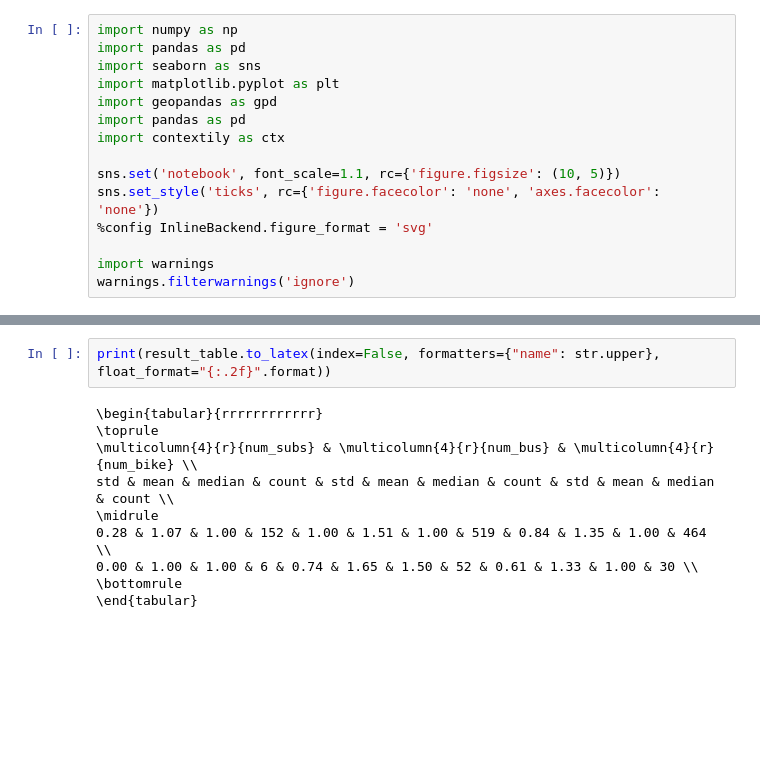
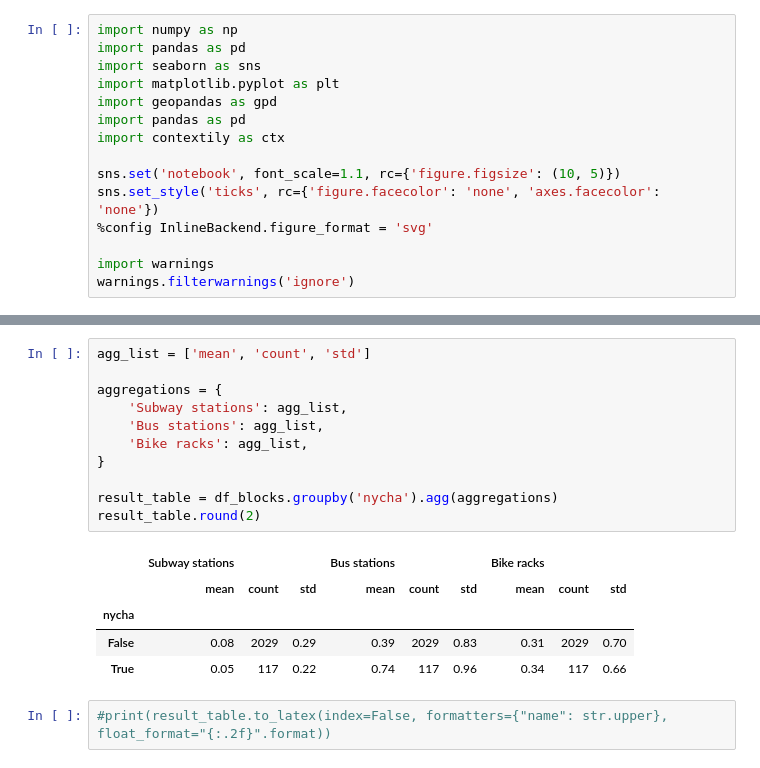
Before and after one commit to daphnecor/brooklyn-bikes, a Jupyter notebook: distance_analysis.ipynb, the cells around one changed output, grey strips where cells are left out. Drawn from its saved outputs; the diff is of its cells as text; blank space fills up the shorter version.

```diff
--- a/distance_analysis.ipynb
+++ b/distance_analysis.ipynb
@@ -67,13 +191,20 @@ result_table
+# %%
+agg_list = ['mean', 'count', 'std']
+
+aggregations = {
+    'Subway stations': agg_list,
+    'Bus stations': agg_list,
+    'Bike racks': agg_list,
+}
+
+result_table = df_blocks.groupby('nycha').agg(aggregations)
+result_table.round(2)
+# %% [output]
+|  | Subway stations |  |  | Bus stations |  |  | Bike racks |  |  |
+|  | mean | count | std | mean | count | std | mean | count | std |
+| nycha |  |  |  |  |  |  |  |  |  |
+| False | 0.08 | 2029 | 0.29 | 0.39 | 2029 | 0.83 | 0.31 | 2029 | 0.70 |
+| True | 0.05 | 117 | 0.22 | 0.74 | 117 | 0.96 | 0.34 | 117 | 0.66 |
 # %%
-print(result_table.to_latex(index=False, formatters={"name": str.upper}, float_format="{:.2f}".format))
+#print(result_table.to_latex(index=False, formatters={"name": str.upper}, float_format="{:.2f}".format))
-# %% [output]
-\begin{tabular}{rrrrrrrrrrrr}
-\toprule
-\multicolumn{4}{r}{num_subs} & \multicolumn{4}{r}{num_bus} & \multicolumn{4}{r}{num_bike} \\
-std & mean & median & count & std & mean & median & count & std & mean & median & count \\
-\midrule
-0.28 & 1.07 & 1.00 & 152 & 1.00 & 1.51 & 1.00 & 519 & 0.84 & 1.35 & 1.00 & 464 \\
-0.00 & 1.00 & 1.00 & 6 & 0.74 & 1.65 & 1.50 & 52 & 0.61 & 1.33 & 1.00 & 30 \\
-\bottomrule
-\end{tabular}
 # %%
```
Also changed, not shown: parts of 32 cells of this notebook, 4 other files.
